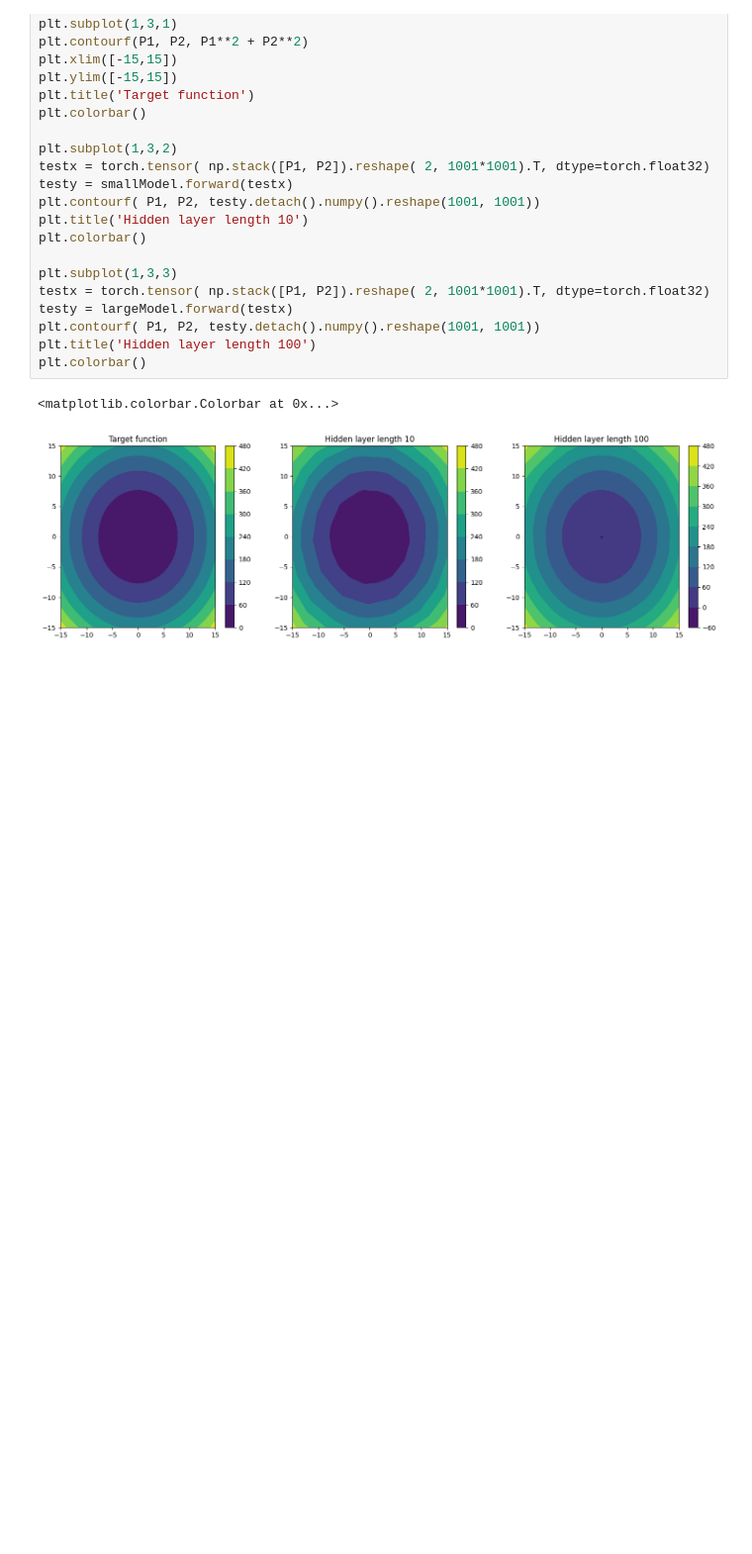
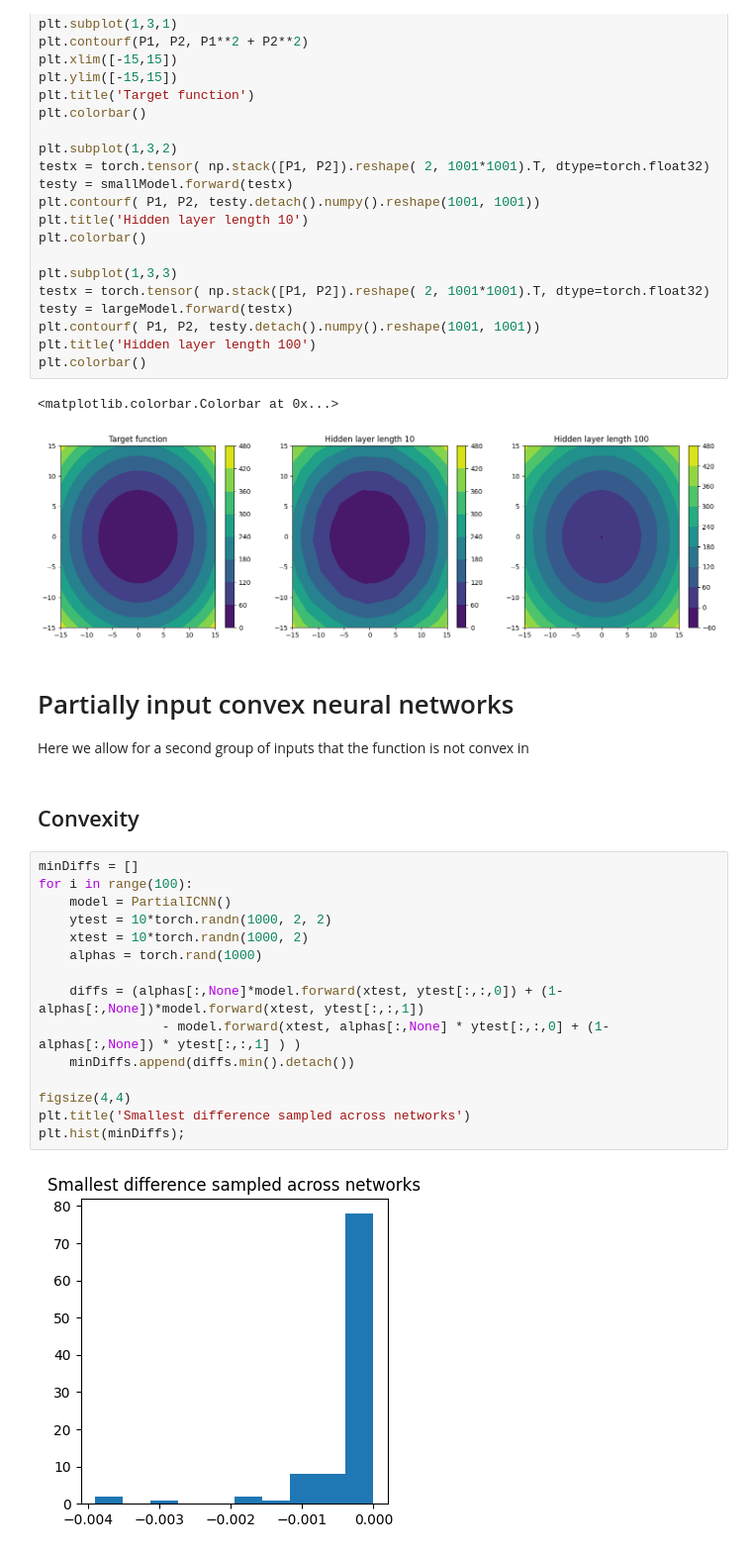
Before and after one commit to lrast/paperReproductions, a Jupyter notebook: inputConvexNeuralNetworks/DevelopmentTests.ipynb, the cells around one changed output. Shown: that part at 99% size. Drawn from its saved outputs; the diff is of its cells as text; blank space fills up the shorter version.

Commit message:
Adds partially input convex neural networks

```diff
--- a/inputConvexNeuralNetworks/DevelopmentTests.ipynb
+++ b/inputConvexNeuralNetworks/DevelopmentTests.ipynb
@@ -80,3 +83,26 @@ plt.colorbar()
 # %% [output]
 <matplotlib.colorbar.Colorbar at 0x...>
 [figure]
+# %% [markdown]
+# Partially input convex neural networks
+
+Here we allow for a second group of inputs that the function is not convex in
+# %% [markdown]
+## Convexity
+# %%
+minDiffs = []
+for i in range(100):
+    model = PartialICNN()
+    ytest = 10*torch.randn(1000, 2, 2)
+    xtest = 10*torch.randn(1000, 2)
+    alphas = torch.rand(1000)
+
+    diffs = (alphas[:,None]*model.forward(xtest, ytest[:,:,0]) + (1-alphas[:,None])*model.forward(xtest, ytest[:,:,1])
+                - model.forward(xtest, alphas[:,None] * ytest[:,:,0] + (1-alphas[:,None]) * ytest[:,:,1] ) )
+    minDiffs.append(diffs.min().detach())
+
+figsize(4,4)
+plt.title('Smallest difference sampled across networks')
+plt.hist(minDiffs);
+# %% [output]
+[figure, added]
```
Also changed, not shown: parts of 13 cells of this notebook, 3 other files.
